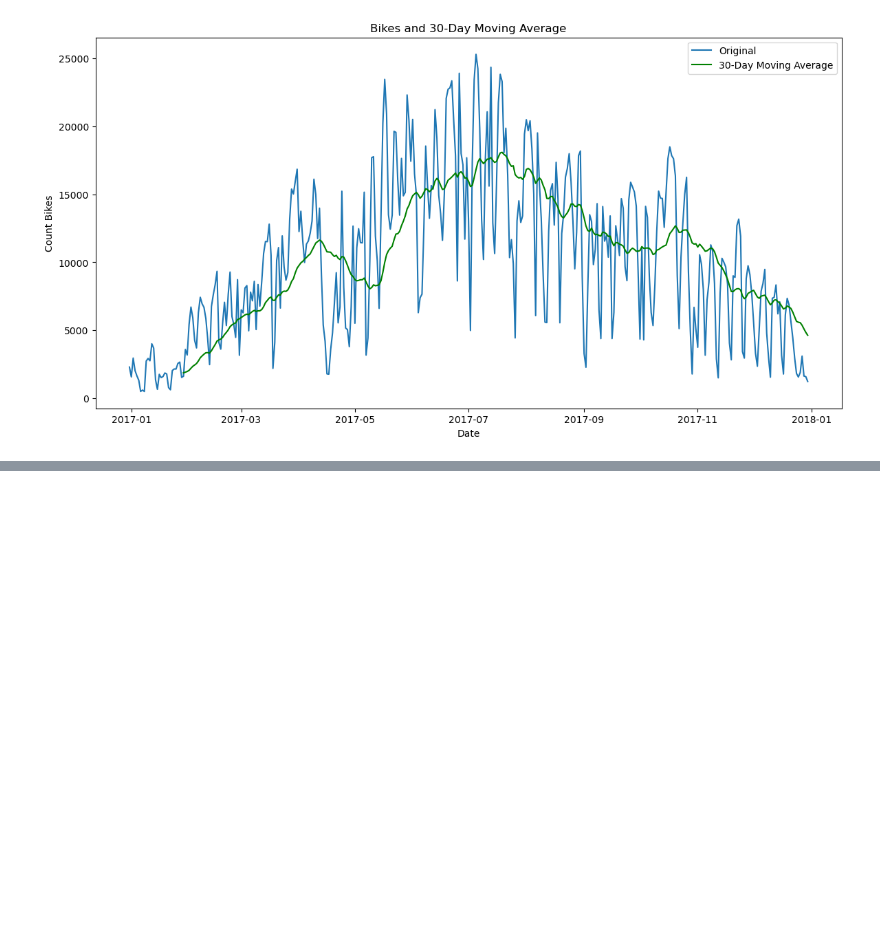
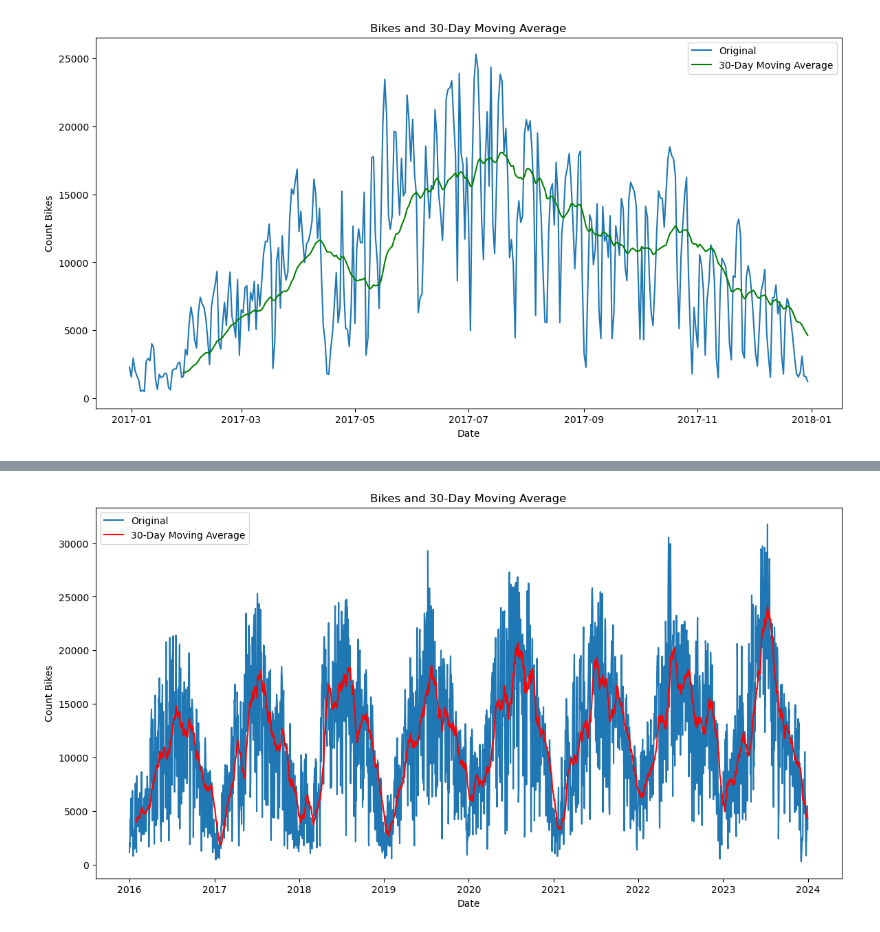
Before and after one commit to caropaezBSH/CaroPeThesis, a Jupyter notebook: Munich_Complete_Analysis/MunichAnalysis.ipynb, the cells around one changed output, grey strips where cells are left out. Cells and saved outputs as stored; diff of their text form; code cells hidden in the pictures; blank space fills up the shorter version.

```diff
--- a/Munich_Complete_Analysis/MunichAnalysis.ipynb
+++ b/Munich_Complete_Analysis/MunichAnalysis.ipynb
@@ -320,0 +375,16 @@ See the caveats in the documentation: https://pandas.pydata.org/pandas-docs/stab
+# %%
+# Rolling - Calculating a 30-day moving average for the bikes data
+df_munich_all_locations['30-Day MA'] = df_munich_all_locations['gesamt'].rolling(window=30).mean()
+
+# Plotting the original bikes data with the 30-day moving average
+## -> longer moving average provides an even smoother view of the sales trend over a month, further reducing the impact of short-term fluctuations.
+plt.figure(figsize=(14, 7))
+plt.plot(df_munich_all_locations['gesamt'], label='Original')
+plt.plot(df_munich_all_locations['30-Day MA'], color='red', label='30-Day Moving Average')
+plt.title('Bikes and 30-Day Moving Average')
+plt.xlabel('Date')
+plt.ylabel('Count Bikes')
+plt.legend()
+plt.show()
+# %% [output]
+[figure, added]
```
Also changed, not shown: parts of 5 cells of this notebook.
